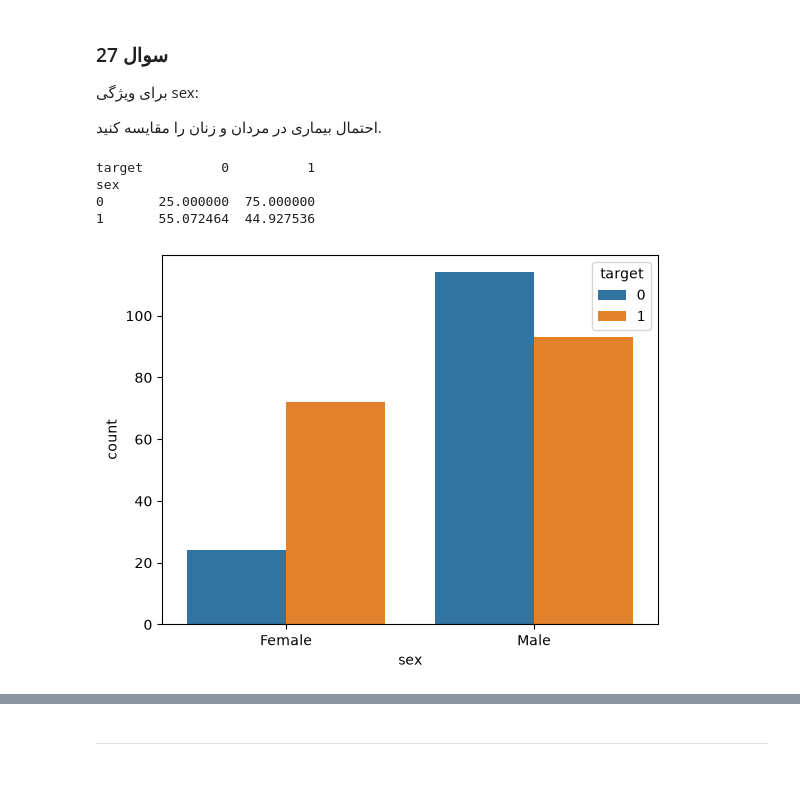
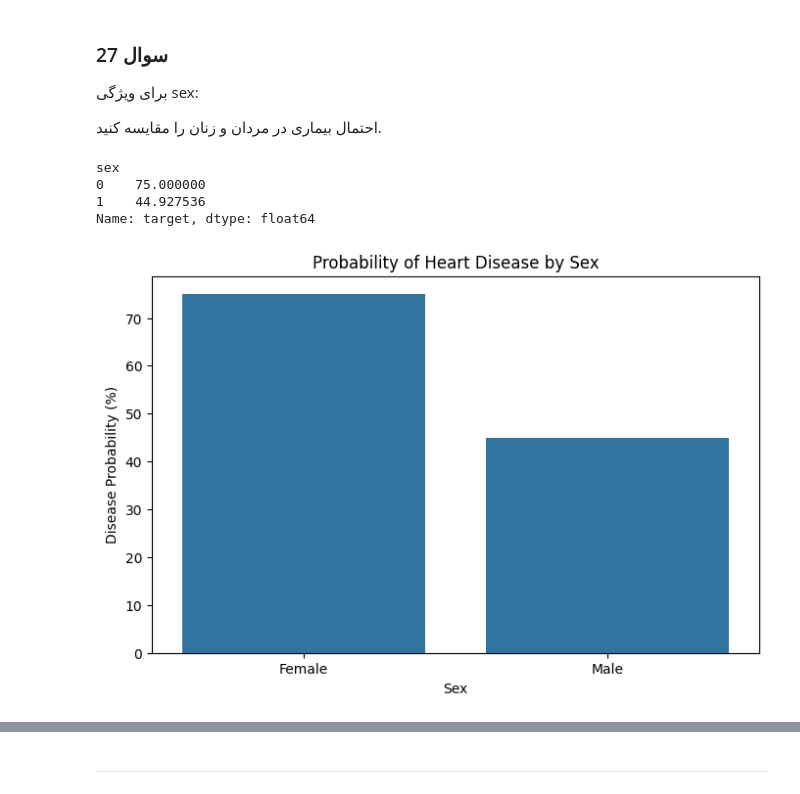
Before and after one commit to MehradAmiresmi/Data-Mining-Answer, a Jupyter notebook: task_1/001_data_understanding.ipynb, the cells around one changed output, grey strips where cells are left out. Cells and saved outputs as stored; diff of their text form; code cells hidden in the pictures.

```diff
--- a/task_1/001_data_understanding.ipynb
+++ b/task_1/001_data_understanding.ipynb
@@ -950,15 +1020,19 @@ fbs
 برای ویژگی sex:
 
 احتمال بیماری در مردان و زنان را مقایسه کنید.
-# %%
-print(pd.crosstab(df["sex"], df["target"], normalize="index") * 100)
-
-sns.countplot(data=df, x="sex", hue="target")
-plt.xticks([0,1], ["Female", "Male"])
-plt.show()
-# %% [output]
-target          0          1
-sex
-0       25.000000  75.000000
-1       55.072464  44.927536
-[figure, removed]
+# %%
+sex_prob = df.groupby('sex')['target'].mean() * 100
+print(sex_prob)
+plt.figure(figsize=(8,5))
+sns.barplot(x=sex_prob.index, y=sex_prob.values)
+plt.xticks([0,1], ['Female','Male'])
+plt.ylabel('Disease Probability (%)')
+plt.xlabel('Sex')
+plt.title('Probability of Heart Disease by Sex')
+plt.show()
+# %% [output]
+sex
+0    75.000000
+1    44.927536
+Name: target, dtype: float64
+[figure, added]
```
Also changed, not shown: parts of 48 cells of this notebook.
